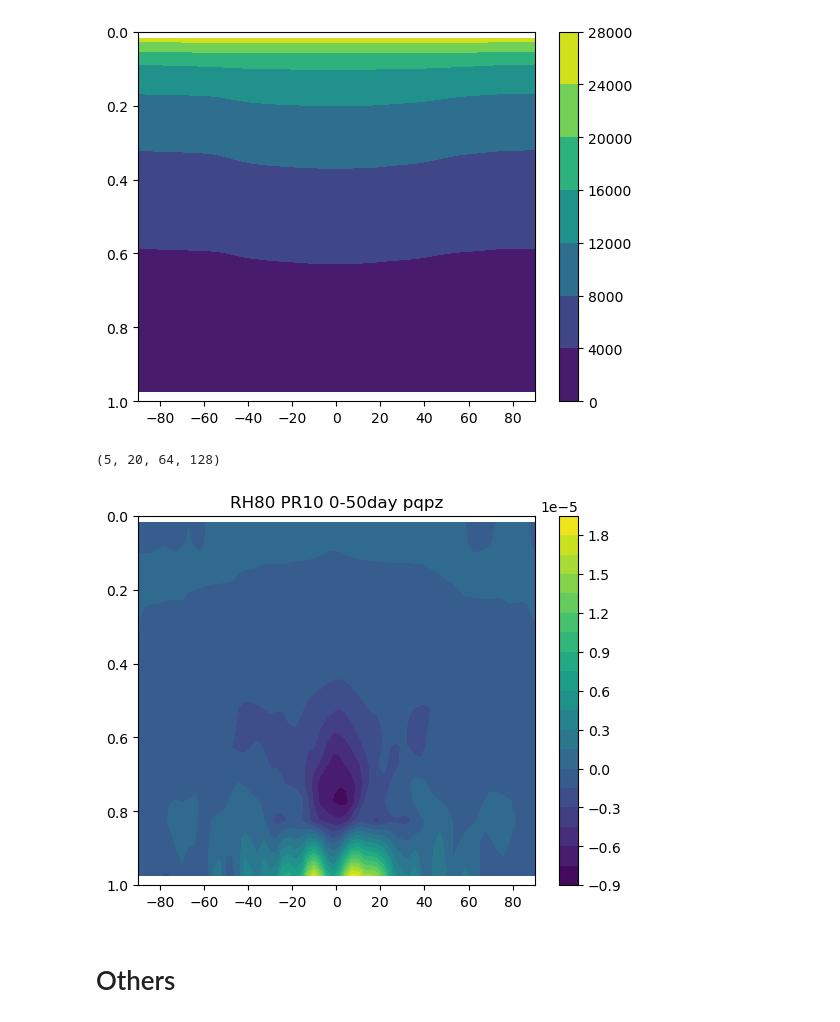
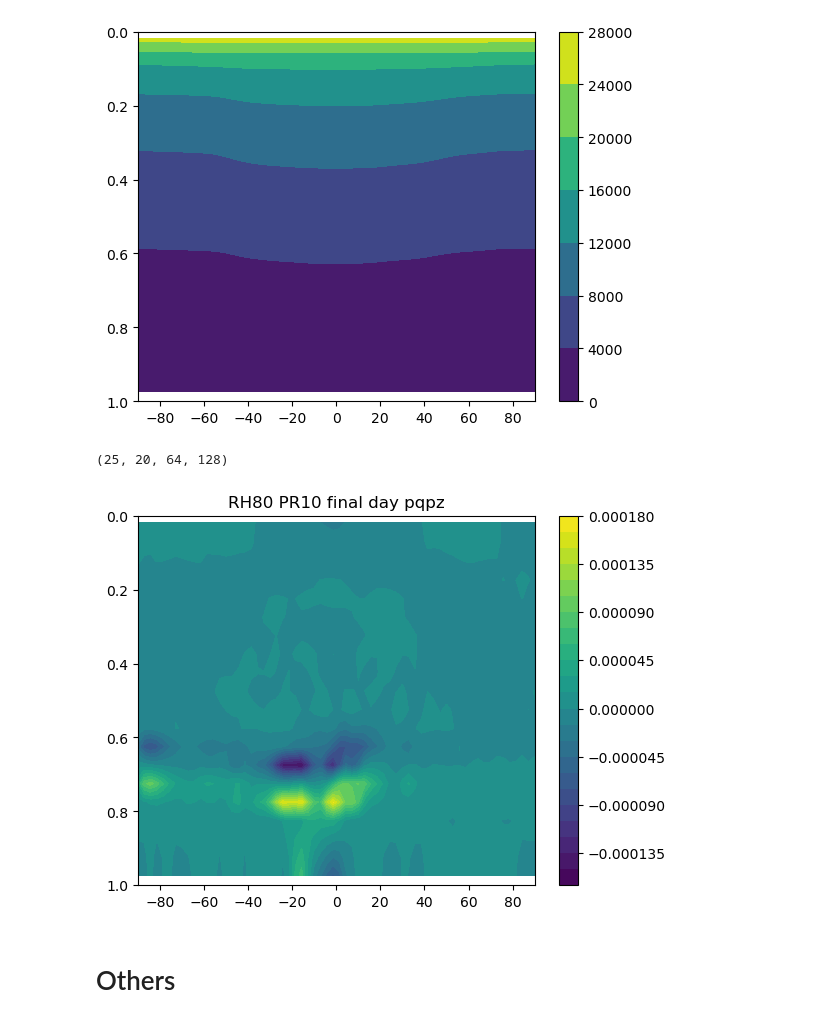
Before and after one commit to PeterChang1023/Dycore_Master, a Jupyter notebook: dycore/IdealizeSpetral.jl/exp/HSt42/check_spinupday.ipynb, the cells around one changed output. Saved outputs shown, nothing was run; the diff lists cells and outputs as text; code cells hidden in the pictures.

```diff
--- a/dycore/IdealizeSpetral.jl/exp/HSt42/check_spinupday.ipynb
+++ b/dycore/IdealizeSpetral.jl/exp/HSt42/check_spinupday.ipynb
@@ -124,8 +124,8 @@ class Dycore:
         self.t_mean = np.nanmean(self.t[-100:,:,:,:], axis=(1,3))
         return self.t_mean
 # %%
-file = "200day_finalcorection_final.dat"
-time = np.linspace(0,200,200)
+file = "25day_factor2_new_all.dat"
+time = np.linspace(0,2,2)
 y    = np.linspace(-90,90,64)
 
 yy, tt = np.meshgrid(y,time)
@@ -185,7 +185,7 @@ for pr in range(10,20,10):
     # file = "300day_RH80_PR10_test_vertical_advection_revised_all.dat"
     dycore = Dycore(file)
     Prec   = dycore.cal_pre()
-    Prec_mean  = np.nanmean(Prec[15:,:], axis=0)
+    Prec_mean  = np.nanmean(Prec[:,:], axis=0)
     plt.plot(y, Prec_mean * int(pr), label=f"PR = {pr}")
 plt.legend()
 plt.show()
@@ -499,7 +499,7 @@ for i in range(10,20,10):
     plt.ylim([1,0])
     plt.show()
 
-pqpz_new = np.zeros(((25,20,64,128)))
+pqpz_new = np.zeros(((200,20,64,128)))
 z = dycore.z
 for i in range(1,18):
     pqpz_new[:,i,:,:] = (qv_n[:,i+1,:,:] - qv_n[:,i-1,:,:]) / (z[:,i+1,:,:] - z[:,i-1,:,:])
@@ -539,23 +539,23 @@ plt.show()
 # %%
 for i in range(10,20,10):
     pr = i
     dycore = Dycore(file)
     yy, sigma_mean2 = dycore.yy, dycore.sigma_mean2
 
     pqpz = dycore.pqpz
     print(pqpz.shape)
     plt.figure(dpi=100.)
-    pqpz_mean = np.nanmean(pqpz[:,:,:,:], axis=(0,3))
+    pqpz_mean = np.nanmean(pqpz[-1:,:,:,:], axis=(0,3))
 
     CS = plt.contourf(yy, sigma_mean2, pqpz_mean, levels=21) #np.linspace(-9E-6, 9E-6,21)
     plt.colorbar(CS)
-    plt.title(f"RH80 PR{pr} 0-50day pqpz")
+    plt.title(f"RH80 PR{pr} final day pqpz")
 
     plt.ylim([1,0])
     plt.show()
 # %% [output]
-(5, 20, 64, 128)
+(25, 20, 64, 128)
-[figure, old version]
+[figure, new version]
 # %% [markdown]
 # Others
 # %%
```
Also changed, not shown: parts of 7 cells of this notebook, 3 other files.
